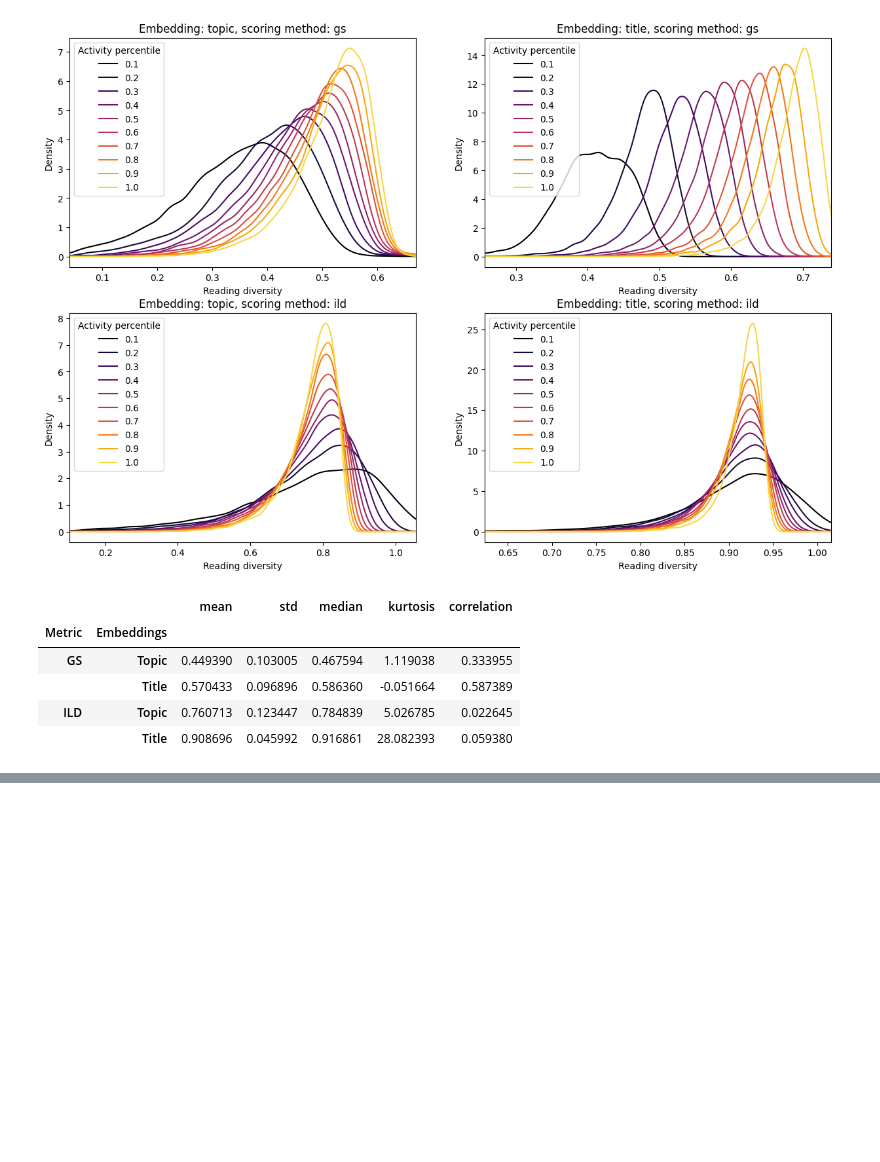
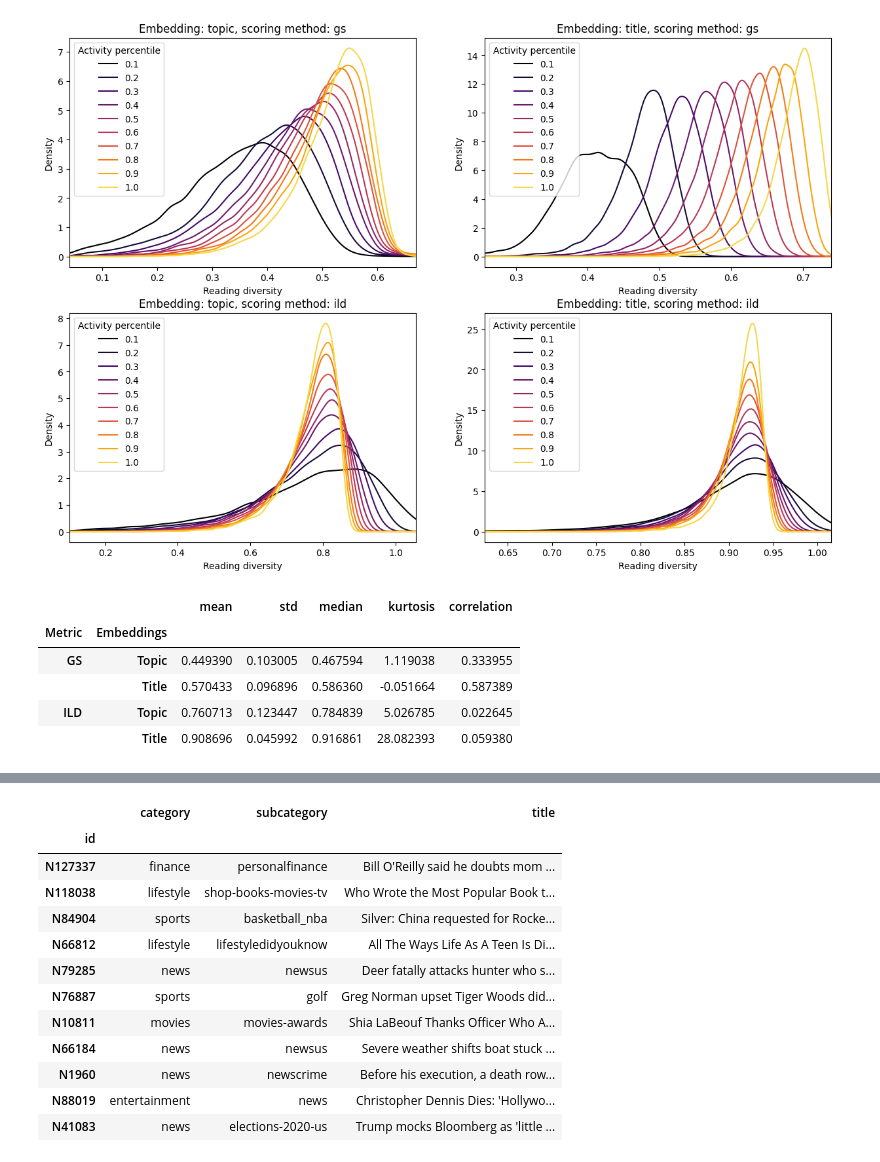
Before and after one commit to koengommers/news-recommendation, a Jupyter notebook: notebooks/Reading diversity.ipynb, the cells around one changed output, grey strips where cells are left out. Saved outputs shown, nothing was run; the diff lists cells and outputs as text; code cells hidden in the pictures; blank space fills up the shorter version.

```diff
--- a/notebooks/Reading diversity.ipynb
+++ b/notebooks/Reading diversity.ipynb
@@ -291,0 +357,17 @@ save_to_latex(
+# %%
+diverse_user = diverse_users.sample(1)
+get_history(diverse_user)
+# %% [output]
+|  | category | subcategory | title |
+| id |  |  |  |
+| N127337 | finance | personalfinance | Bill O'Reilly said he doubts mom ... |
+| N118038 | lifestyle | shop-books-movies-tv | Who Wrote the Most Popular Book t... |
+| N84904 | sports | basketball_nba | Silver: China requested for Rocke... |
+| N66812 | lifestyle | lifestyledidyouknow | All The Ways Life As A Teen Is Di... |
+| N79285 | news | newsus | Deer fatally attacks hunter who s... |
+| N76887 | sports | golf | Greg Norman upset Tiger Woods did... |
+| N10811 | movies | movies-awards | Shia LaBeouf Thanks Officer Who A... |
+| N66184 | news | newsus | Severe weather shifts boat stuck ... |
+| N1960 | news | newscrime | Before his execution, a death row... |
+| N88019 | entertainment | news | Christopher Dennis Dies: 'Hollywo... |
+| N41083 | news | elections-2020-us | Trump mocks Bloomberg as 'little ... |
```
Also changed, not shown: parts of 9 cells of this notebook.
